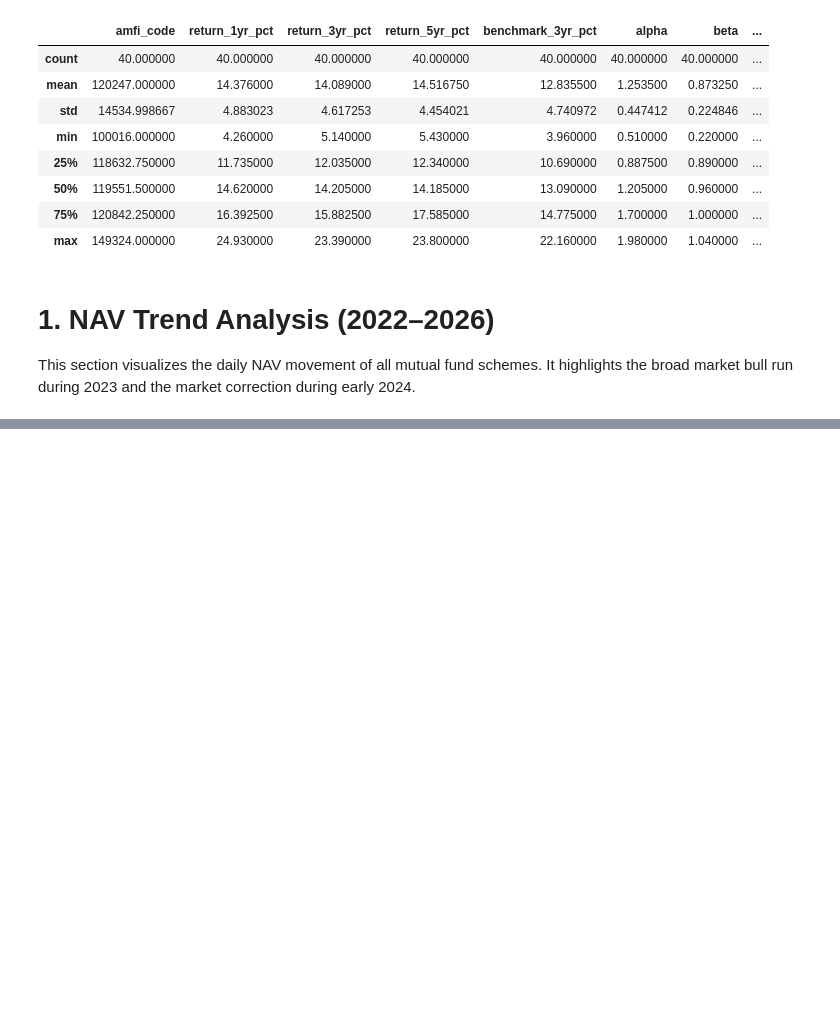
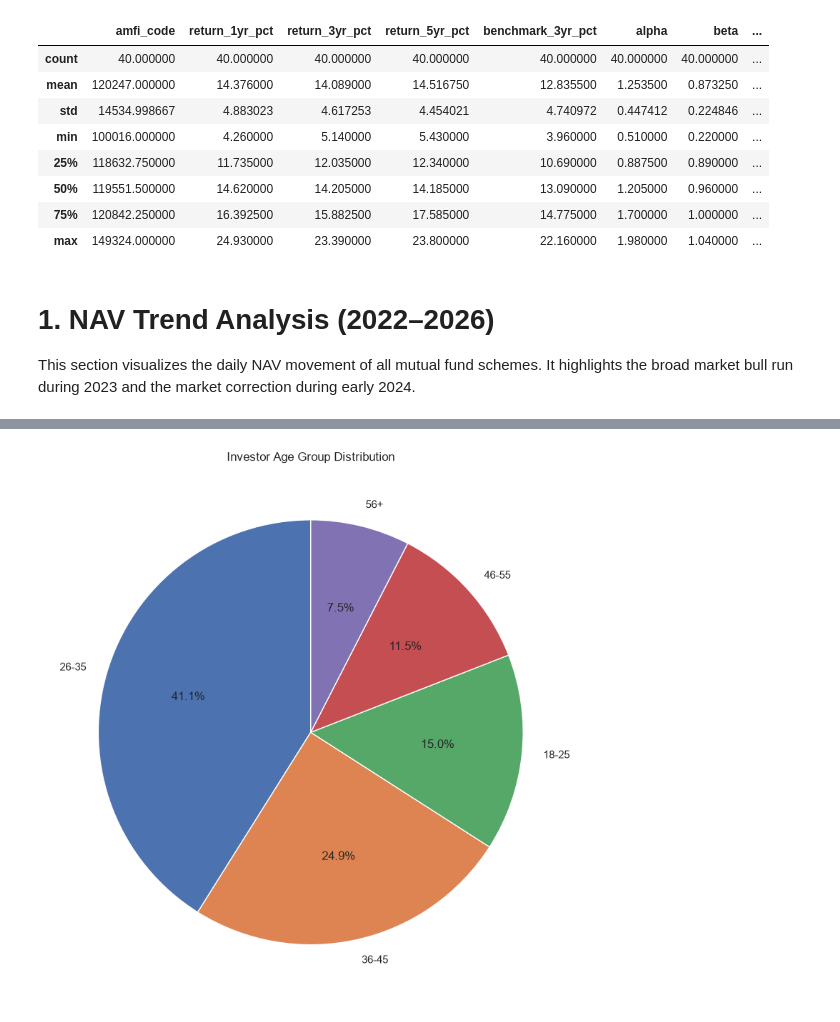
Before and after one commit to Ashish-nayakk/bluestock-mf-analytics, a Jupyter notebook: notebooks/EDA_Analysis.ipynb, the cells around one changed output, grey strips where cells are left out. Saved outputs shown, nothing was run; the diff lists cells and outputs as text; code cells hidden in the pictures; blank space fills up the shorter version.

```diff
--- a/notebooks/EDA_Analysis.ipynb
+++ b/notebooks/EDA_Analysis.ipynb
@@ -196,0 +430,24 @@ which can be installed using pip:
+# %%
+plt.figure(figsize=(8,8))
+
+age_counts = transactions["age_group"].value_counts()
+
+plt.pie(
+    age_counts,
+    labels=age_counts.index,
+    autopct="%1.1f%%",
+    startangle=90
+)
+
+plt.title("Investor Age Group Distribution")
+
+plt.tight_layout()
+
+plt.savefig(
+    r"D:\Brainwave Bay\bluestock_mf_capstone\reports\charts\age_group_distribution.png",
+    dpi=300
+)
+
+plt.show()
+# %% [output]
+[figure, added]
```
Also changed, not shown: parts of 54 cells of this notebook, 16 other files.
